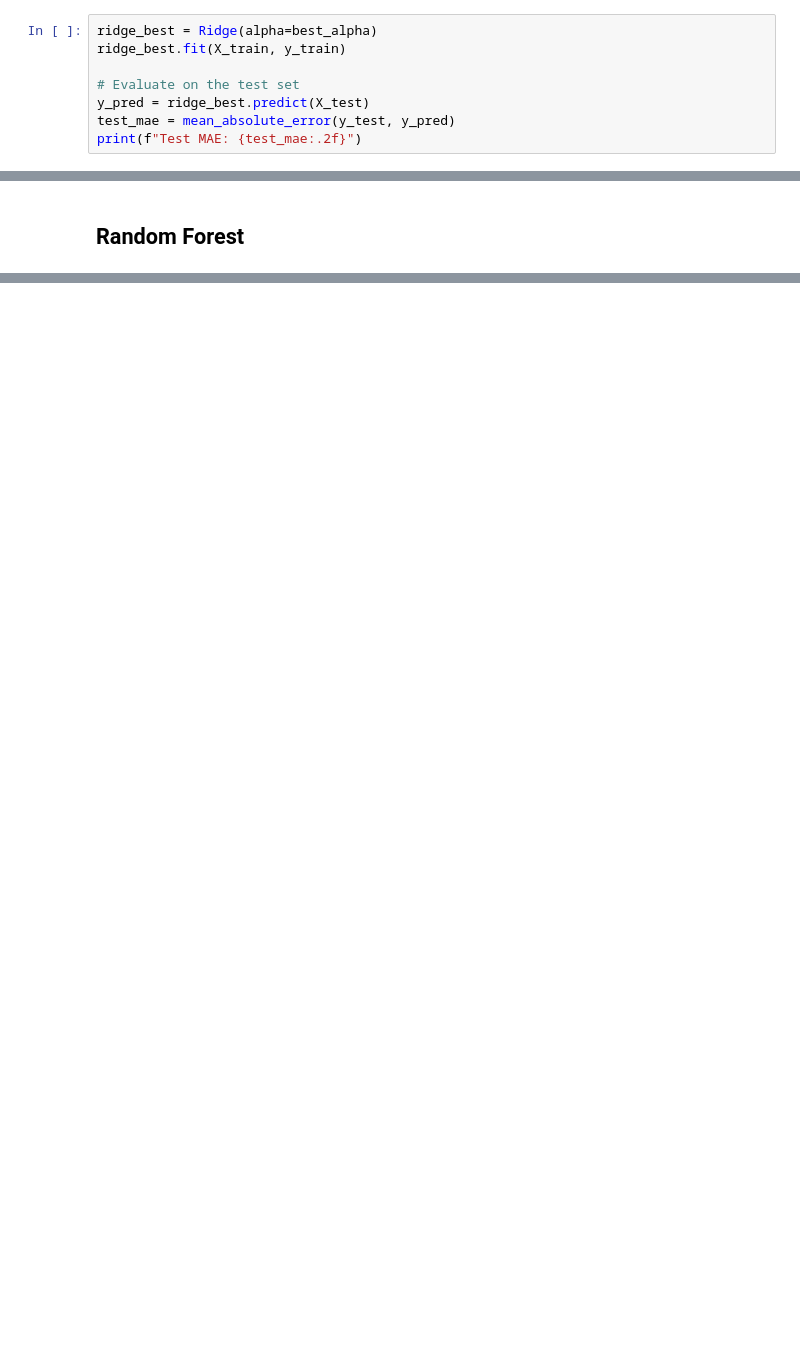
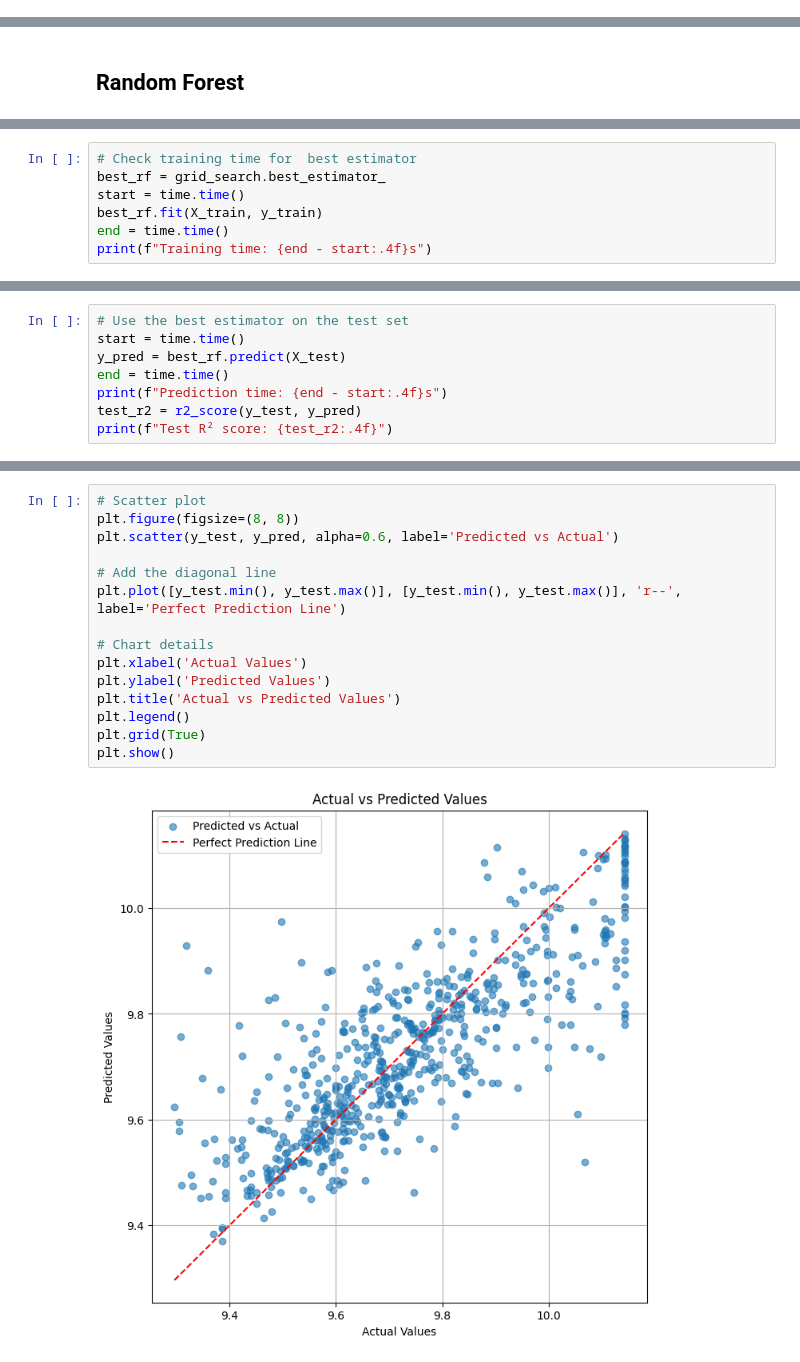
Before and after one commit to turekmagdalena/DataScienceProjects, a Jupyter notebook: Apartment_Prices_in_Poland/notebooks/2_model_training_and_evaluation.ipynb, the cells around one changed output, grey strips where cells are left out. Drawn from its saved outputs; the diff is of its cells as text; blank space fills up the shorter version.

```diff
--- a/Apartment_Prices_in_Poland/notebooks/2_model_training_and_evaluation.ipynb
+++ b/Apartment_Prices_in_Poland/notebooks/2_model_training_and_evaluation.ipynb
@@ -94,8 +86,0 @@ print("Test MAE:", y_test_mae)
-# %%
-ridge_best = Ridge(alpha=best_alpha)
-ridge_best.fit(X_train, y_train)
-
-# Evaluate on the test set
-y_pred = ridge_best.predict(X_test)
-test_mae = mean_absolute_error(y_test, y_pred)
-print(f"Test MAE: {test_mae:.2f}")
@@ -111,0 +152,7 @@ Placeholder
+# %%
+# Check training time for  best estimator
+best_rf = grid_search.best_estimator_
+start = time.time()
+best_rf.fit(X_train, y_train)
+end = time.time()
+print(f"Training time: {end - start:.4f}s")
@@ -111,0 +161,8 @@ Placeholder
+# %%
+# Use the best estimator on the test set
+start = time.time()
+y_pred = best_rf.predict(X_test)
+end = time.time()
+print(f"Prediction time: {end - start:.4f}s")
+test_r2 = r2_score(y_test, y_pred)
+print(f"Test R² score: {test_r2:.4f}")
@@ -111,0 +179,17 @@ Placeholder
+# %%
+# Scatter plot
+plt.figure(figsize=(8, 8))
+plt.scatter(y_test, y_pred, alpha=0.6, label='Predicted vs Actual')
+
+# Add the diagonal line
+plt.plot([y_test.min(), y_test.max()], [y_test.min(), y_test.max()], 'r--', label='Perfect Prediction Line')
+
+# Chart details
+plt.xlabel('Actual Values')
+plt.ylabel('Predicted Values')
+plt.title('Actual vs Predicted Values')
+plt.legend()
+plt.grid(True)
+plt.show()
+# %% [output]
+[figure, added]
```
Also changed, not shown: parts of 43 cells of this notebook, 2 other files.
